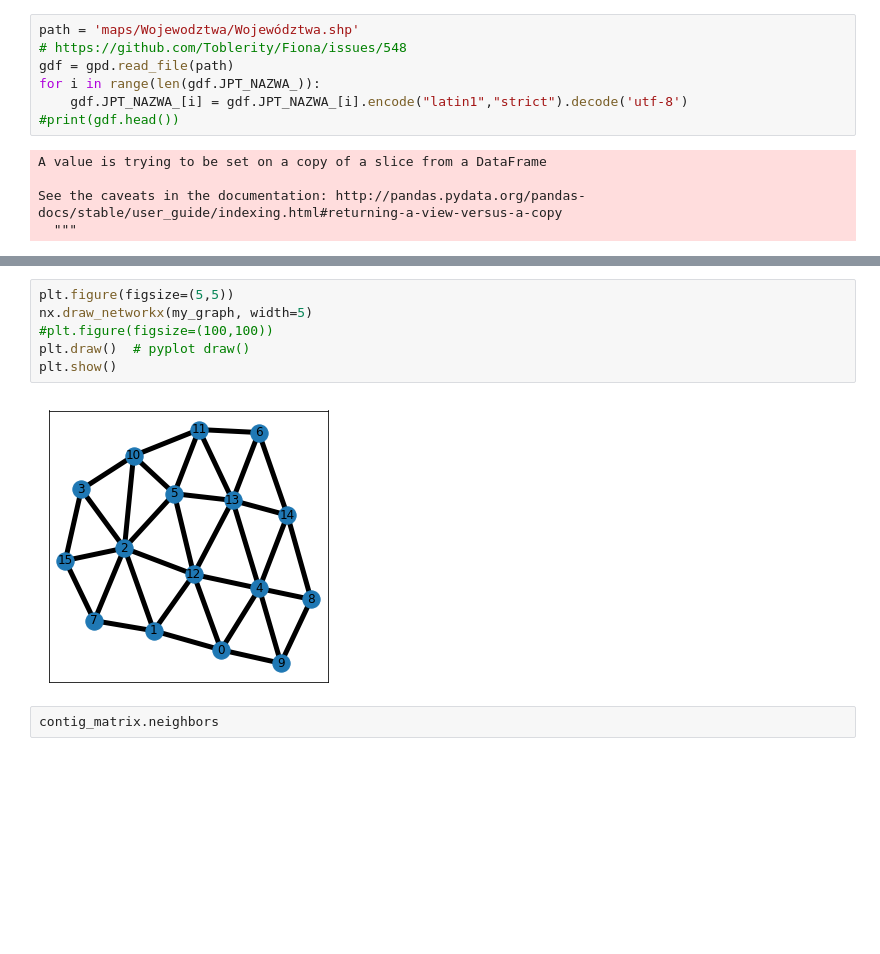
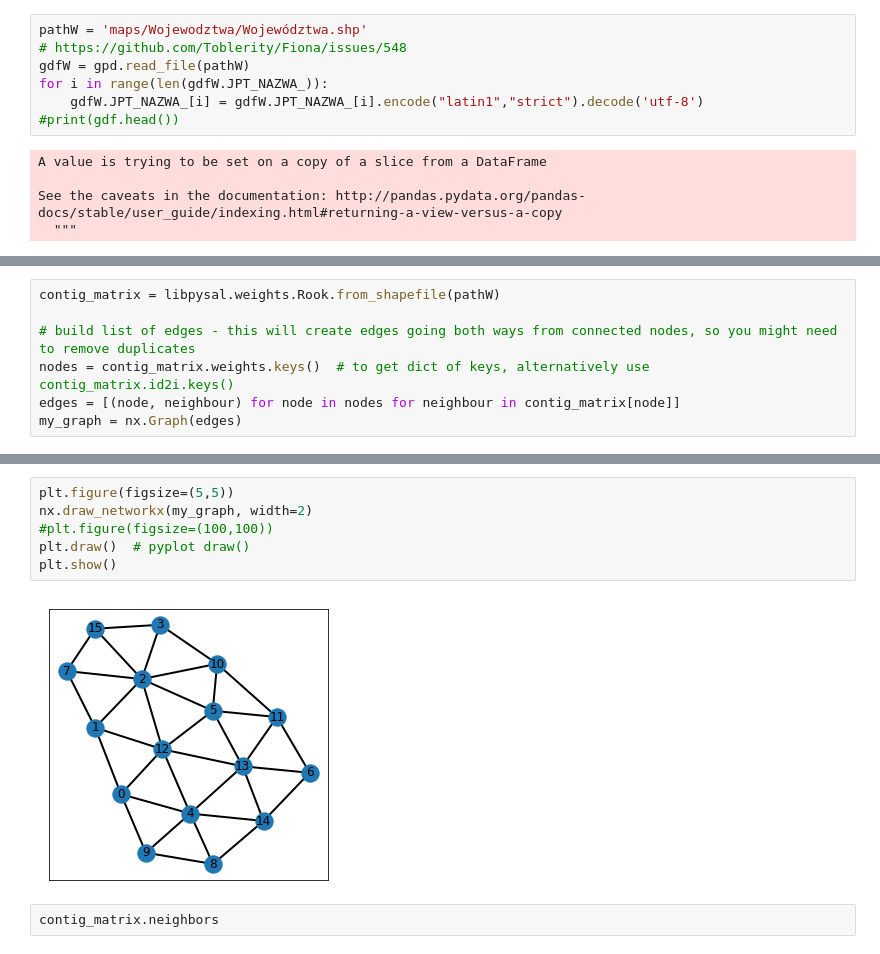
Before and after one commit to MarBry111/Forecast_Election_Poland, a Jupyter notebook: Maps_projet.ipynb, the cells around one changed output, grey strips where cells are left out. Cells and saved outputs as stored; diff of their text form; blank space fills up the shorter version.

```diff
--- a/Maps_projet.ipynb
+++ b/Maps_projet.ipynb
@@ -14,9 +16,9 @@ import pickle
 # %%
-path = 'maps/Wojewodztwa/Województwa.shp'
+pathW = 'maps/Wojewodztwa/Województwa.shp'
 # https://github.com/Toblerity/Fiona/issues/548
-gdf = gpd.read_file(path)
-for i in range(len(gdf.JPT_NAZWA_)):
-    gdf.JPT_NAZWA_[i] = gdf.JPT_NAZWA_[i].encode("latin1","strict").decode('utf-8')
+gdfW = gpd.read_file(pathW)
+for i in range(len(gdfW.JPT_NAZWA_)):
+    gdfW.JPT_NAZWA_[i] = gdfW.JPT_NAZWA_[i].encode("latin1","strict").decode('utf-8')
 #print(gdf.head())
 # %% [output]
 A value is trying to be set on a copy of a slice from a DataFrame
@@ -65,3 +114,10 @@ ax.axis('off')
+# %%
+contig_matrix = libpysal.weights.Rook.from_shapefile(pathW)
+
+# build list of edges - this will create edges going both ways from connected nodes, so you might need to remove duplicates
+nodes = contig_matrix.weights.keys()  # to get dict of keys, alternatively use contig_matrix.id2i.keys()
+edges = [(node, neighbour) for node in nodes for neighbour in contig_matrix[node]]
+my_graph = nx.Graph(edges)
 # %%
 #plot_spatial_weights(weights, gdf, figsize=(8,8))
 #ax = gdf.plot(edgecolor='grey', facecolor='w', figsize=(8,8))
@@ -94,11 +159,11 @@ plt.show()
 # %%
 plt.figure(figsize=(5,5))
-nx.draw_networkx(my_graph, width=5)
+nx.draw_networkx(my_graph, width=2)
 #plt.figure(figsize=(100,100))
 plt.draw()  # pyplot draw()
 plt.show()
 # %% [output]
-[figure, old version]
+[figure, new version]
 # %%
 contig_matrix.neighbors
 # %% [output]
```
Also changed, not shown: parts of 11 cells of this notebook, 5 other files.
